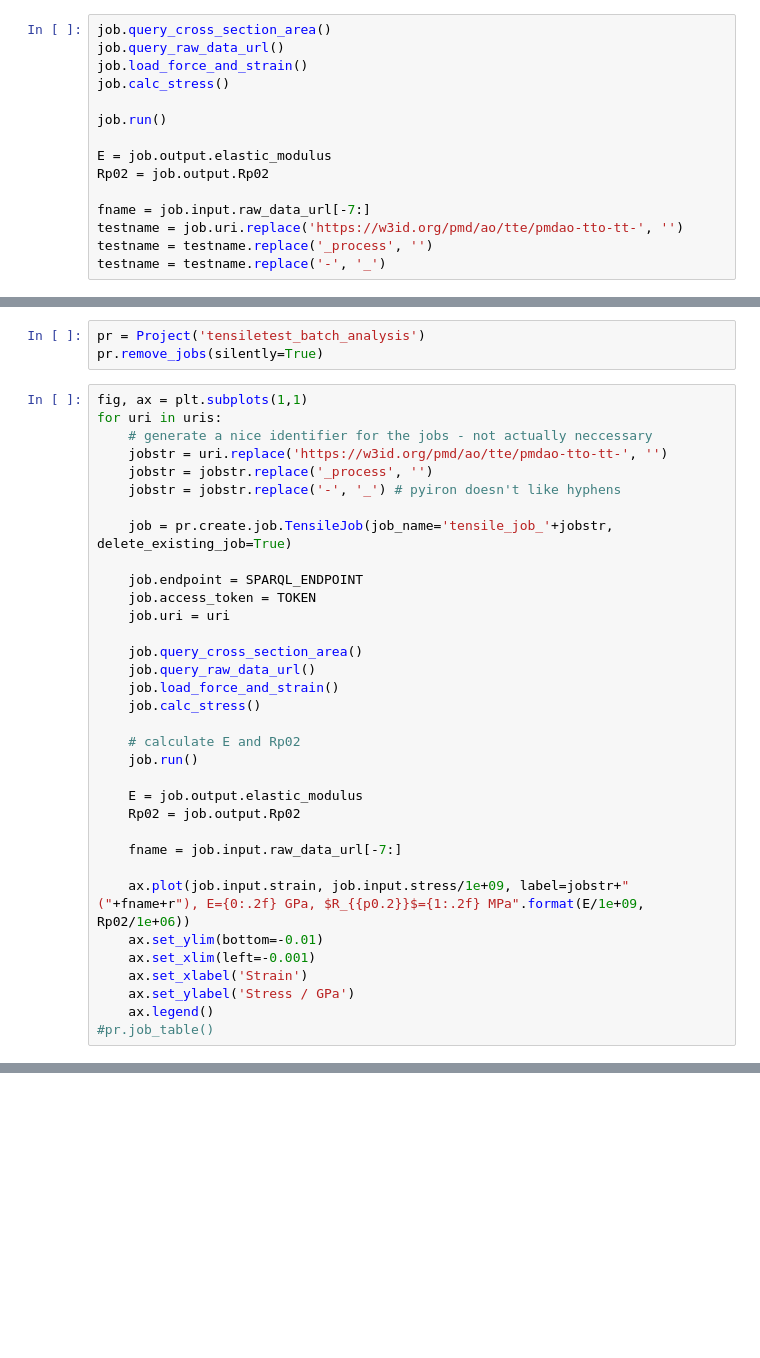
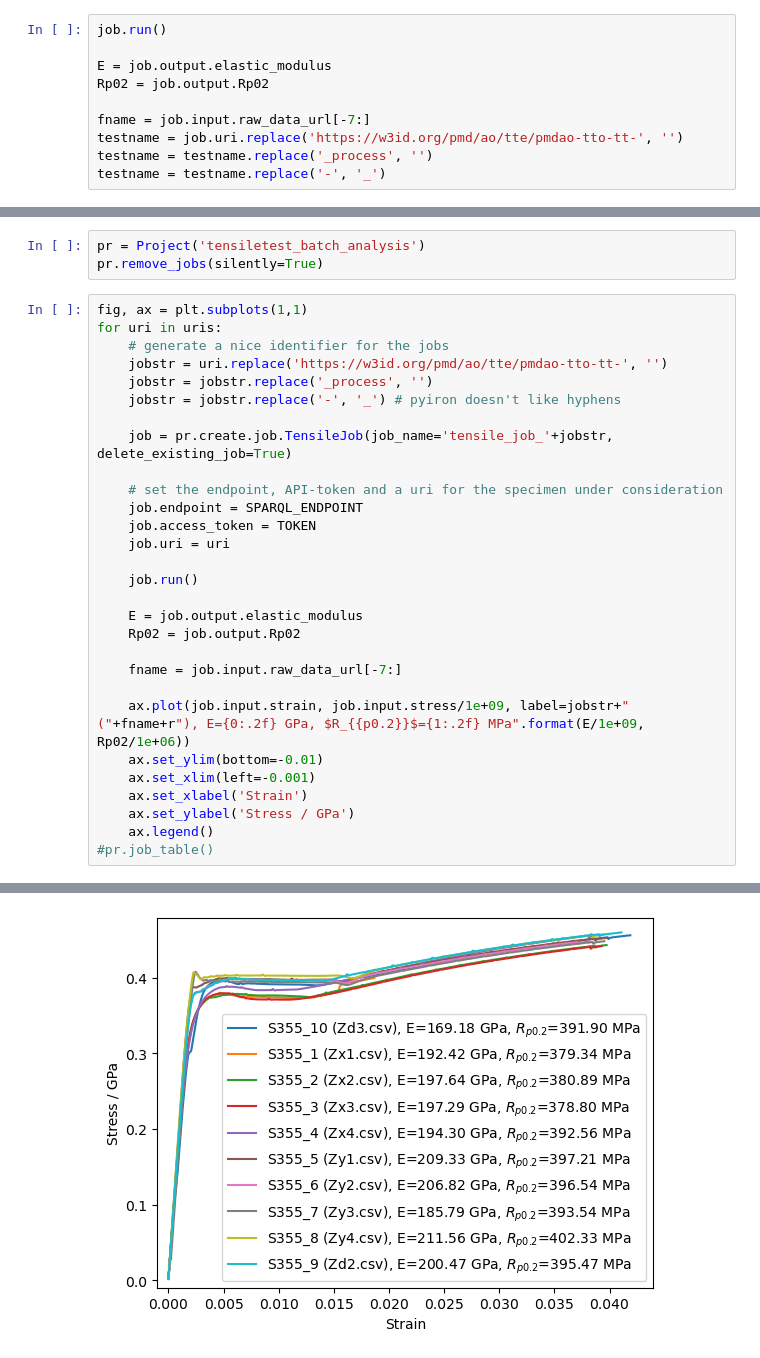
Before and after one commit to mbruns91/PMD-pyiron_SPARQL_demonstrator, a Jupyter notebook: pyiron_sparql_demonstrator.ipynb, the cells around one changed output, grey strips where cells are left out. Cells and saved outputs as stored; diff of their text form; blank space fills up the shorter version.

```diff
--- a/pyiron_sparql_demonstrator.ipynb
+++ b/pyiron_sparql_demonstrator.ipynb
@@ -624,11 +627,6 @@ job.endpoint = SPARQL_ENDPOINT
 job.access_token = TOKEN
 job.uri = uris[1]
 # %%
-job.query_cross_section_area()
-job.query_raw_data_url()
-job.load_force_and_strain()
-job.calc_stress()
-
 job.run()
 
 E = job.output.elastic_modulus
@@ -658,23 +661,18 @@ pr.remove_jobs(silently=True)
 # %%
 fig, ax = plt.subplots(1,1)
 for uri in uris:
-    # generate a nice identifier for the jobs - not actually neccessary
+    # generate a nice identifier for the jobs
     jobstr = uri.replace('https://w3id.org/pmd/ao/tte/pmdao-tto-tt-', '')
     jobstr = jobstr.replace('_process', '')
     jobstr = jobstr.replace('-', '_') # pyiron doesn't like hyphens
 
     job = pr.create.job.TensileJob(job_name='tensile_job_'+jobstr, delete_existing_job=True)
 
+    # set the endpoint, API-token and a uri for the specimen under consideration
     job.endpoint = SPARQL_ENDPOINT
     job.access_token = TOKEN
     job.uri = uri
 
-    job.query_cross_section_area()
-    job.query_raw_data_url()
-    job.load_force_and_strain()
-    job.calc_stress()
-
-    # calculate E and Rp02
     job.run()
 
     E = job.output.elastic_modulus
@@ -689,3 +687,4 @@ for uri in uris:
     ax.set_ylabel('Stress / GPa')
     ax.legend()
 #pr.job_table()
+# %% [output]
@@ -691,0 +701 @@ for uri in uris:
+[figure, added]
```
Also changed, not shown: parts of 5 cells of this notebook, 2 other files.
